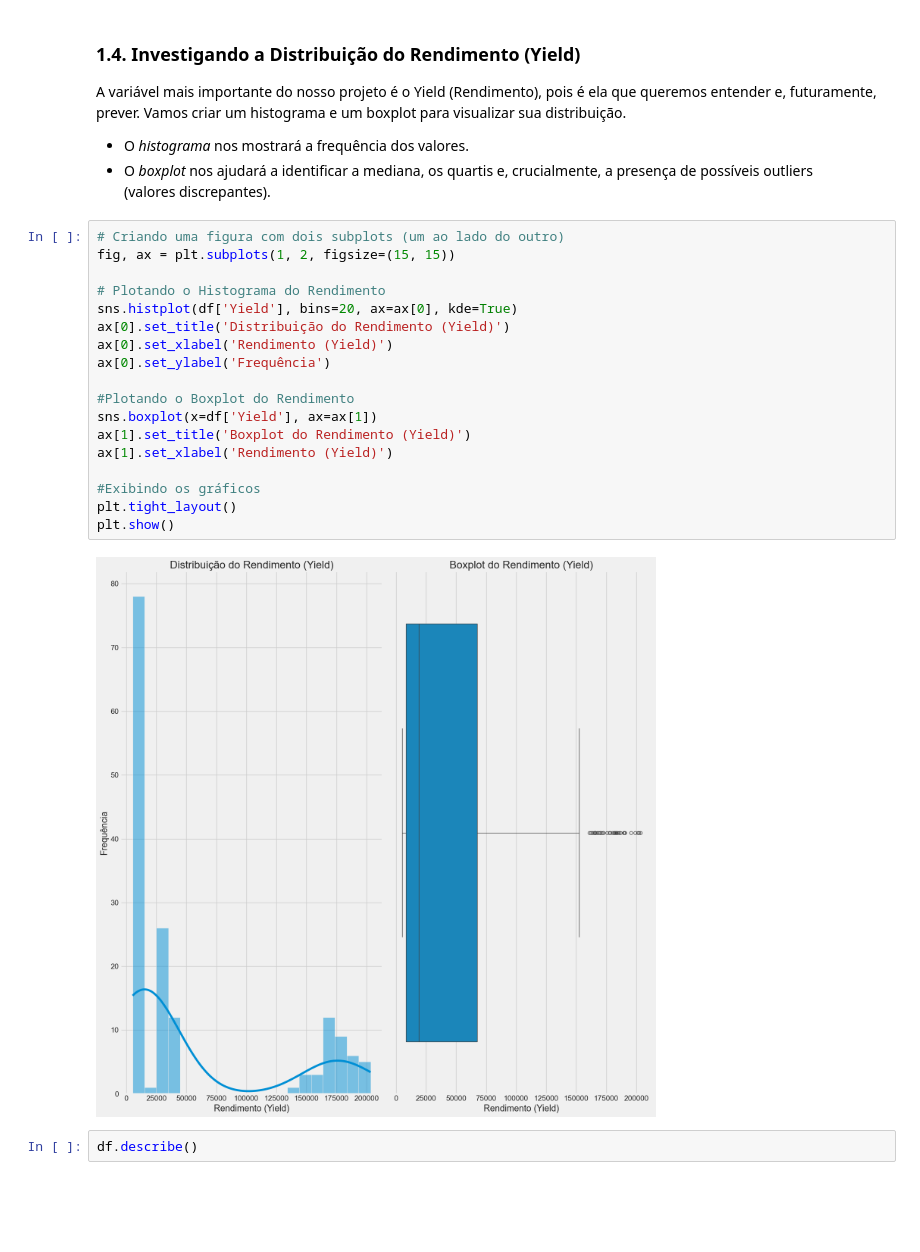
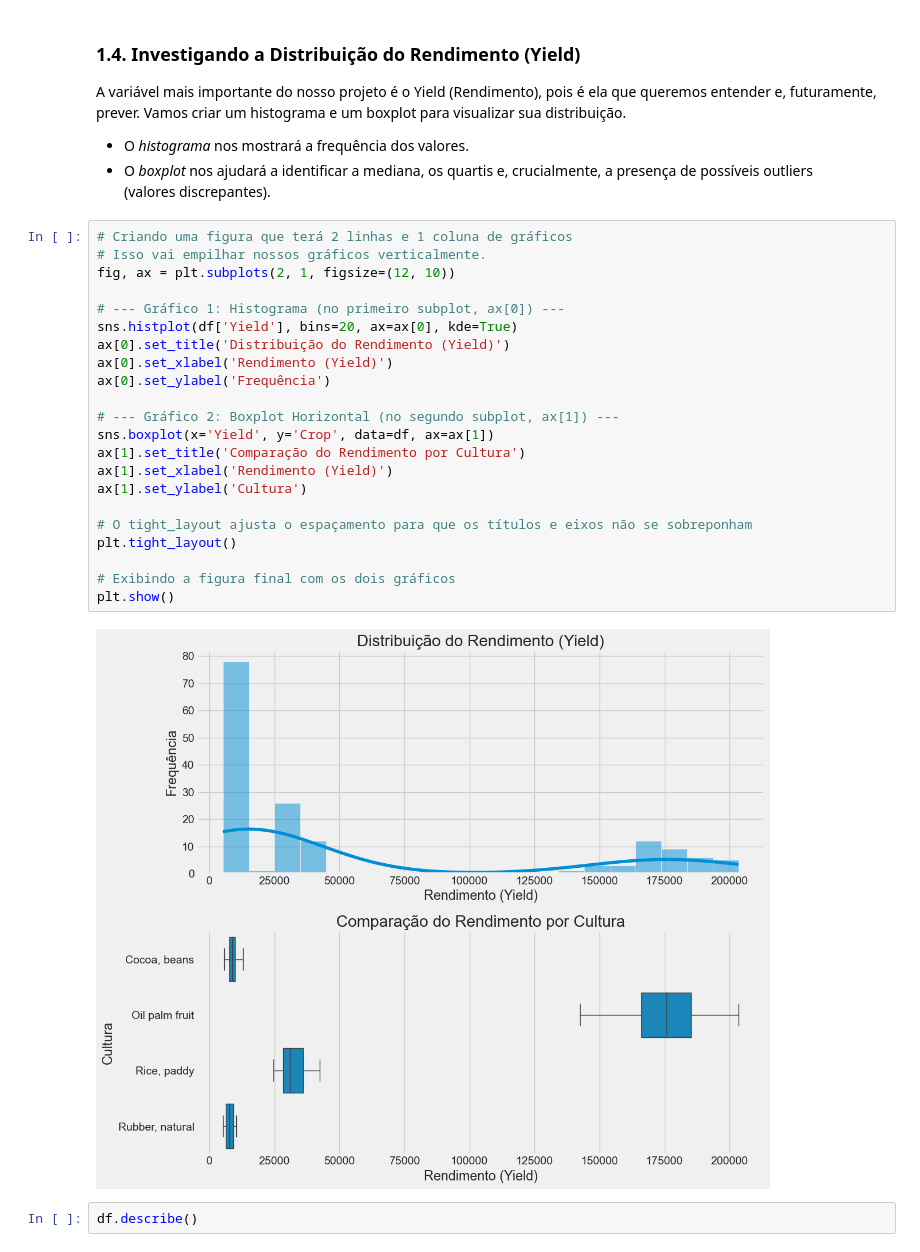
Before and after one commit to carlamaximo/FIAP-F5-C1, a Jupyter notebook: CarlaMaximo_rm564845_pbl_fase5.ipynb, the cells around one changed output. Saved outputs shown, nothing was run; the diff lists cells and outputs as text; blank space fills up the shorter version.

Commit message:
Melhorando o grafico de BoxPlot

```diff
--- a/CarlaMaximo_rm564845_pbl_fase5.ipynb
+++ b/CarlaMaximo_rm564845_pbl_fase5.ipynb
@@ -91,25 +91,29 @@ A variável mais importante do nosso projeto é o Yield (Rendimento), pois é el
 *   O *histograma* nos mostrará a frequência dos valores.
 *   O *boxplot* nos ajudará a identificar a mediana, os quartis e, crucialmente, a presença de possíveis outliers (valores discrepantes).
 # %%
-# Criando uma figura com dois subplots (um ao lado do outro)
-fig, ax = plt.subplots(1, 2, figsize=(15, 15))
+# Criando uma figura que terá 2 linhas e 1 coluna de gráficos
+# Isso vai empilhar nossos gráficos verticalmente.
+fig, ax = plt.subplots(2, 1, figsize=(12, 10))
 
-# Plotando o Histograma do Rendimento
+# --- Gráfico 1: Histograma (no primeiro subplot, ax[0]) ---
 sns.histplot(df['Yield'], bins=20, ax=ax[0], kde=True)
 ax[0].set_title('Distribuição do Rendimento (Yield)')
 ax[0].set_xlabel('Rendimento (Yield)')
 ax[0].set_ylabel('Frequência')
 
-#Plotando o Boxplot do Rendimento
-sns.boxplot(x=df['Yield'], ax=ax[1])
-ax[1].set_title('Boxplot do Rendimento (Yield)')
+# --- Gráfico 2: Boxplot Horizontal (no segundo subplot, ax[1]) ---
+sns.boxplot(x='Yield', y='Crop', data=df, ax=ax[1])
+ax[1].set_title('Comparação do Rendimento por Cultura')
 ax[1].set_xlabel('Rendimento (Yield)')
+ax[1].set_ylabel('Cultura')
 
-#Exibindo os gráficos
+# O tight_layout ajusta o espaçamento para que os títulos e eixos não se sobreponham
 plt.tight_layout()
+
+# Exibindo a figura final com os dois gráficos
 plt.show()
 # %% [output]
-[figure, old version]
+[figure, new version]
 # %%
 df.describe()
 # %% [output]
```
Also changed, not shown: parts of 1 cell of this notebook, 1 other file.
